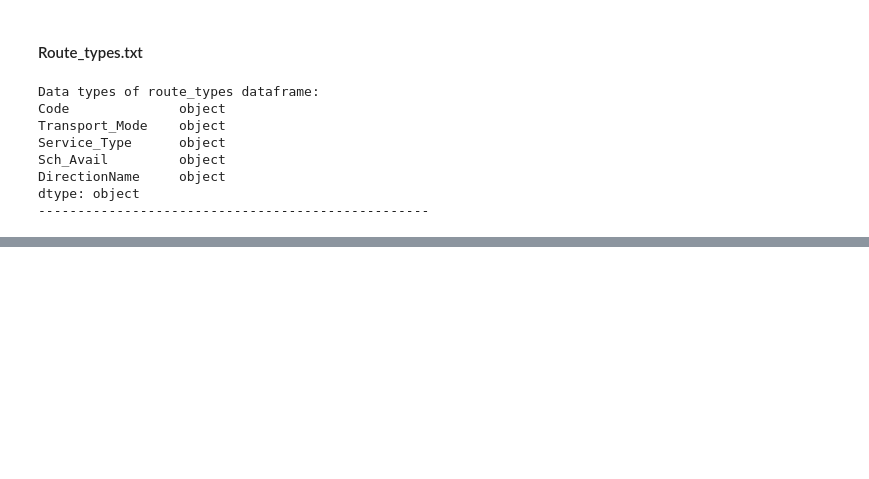
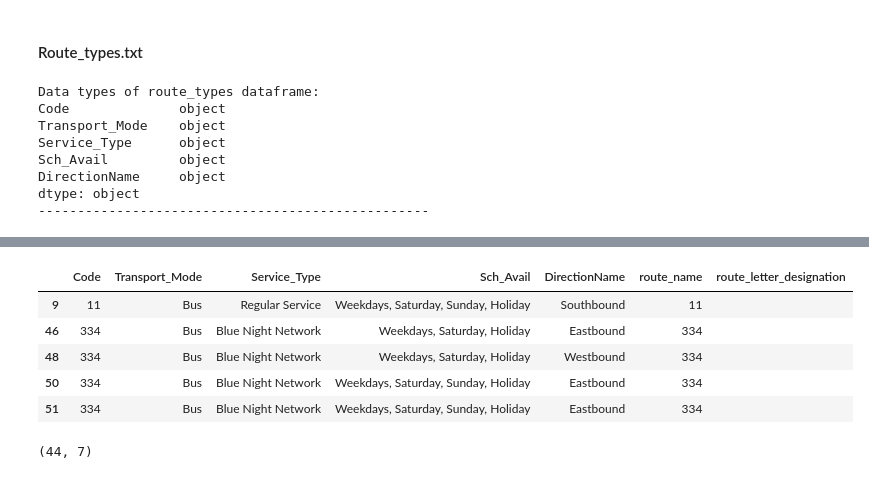
Before and after one commit to devslinky/TAL, a Jupyter notebook: GTFS_static_data_vis.ipynb, the cells around one changed output, grey strips where cells are left out. Drawn from its saved outputs; the diff is of its cells as text; code cells hidden in the pictures; blank space fills up the shorter version.

```diff
--- a/GTFS_static_data_vis.ipynb
+++ b/GTFS_static_data_vis.ipynb
@@ -1756,3 +1756,24 @@ Sch_Avail         object
 DirectionName     object
 dtype: object
 --------------------------------------------------
+# %%
+# its weird that code (same as route_id) is of an object dtype. Lets look at the distribution of unique values.
+
+print("Distribution of unique values in route_types: ")
+print(route_types["Code"].value_counts(dropna=False))
+
+# so it looks like route_types code is a combination of the route number (route_id) and the route letter designation (route_short_name)
+# lets create two columns, one for route_number and one for route_letter so its easier to match records in route_types with records in
+# routes
+
+route_types[['route_name', 'route_letter_designation']] = (
+    route_types['Code']
+    .str.extract(r'^(\d+)([A-Za-z]?)$')
+)
+
+# convert route_name to an int
+route_types["route_name"] = route_types["route_name"].astype(int)
+
+print("Updated Data types of route_types dataframe:")
+print(route_types.dtypes)
+print("-" * 50)
@@ -1758,0 +1860,21 @@ dtype: object
+# %%
+# The manufactured primary key of "Code", "Service_Type", "Sch_Avail", "DirectionName" uniquely identifies 635 records in the route_types
+# dataframe; but the table has 679 records. So 44 records are missing.
+
+# lets check if there are any duplicate records in the route_types dataframe
+duplicates = route_types[route_types.duplicated()]
+display(duplicates.head(5))
+print(duplicates.shape)
+
+# so the 44 missing records are just duplicated/redundant records. Lets remove these redundant records from route_types
+route_types = route_types.drop_duplicates()
+
+# so we know the manufactured primary key should uniquely identify each record in the route_types dataframe
+# %% [output]
+|  | Code | Transport_Mode | Service_Type | Sch_Avail | DirectionName | route_name | route_letter_designation |
+| 9 | 11 | Bus | Regular Service | Weekdays, Saturday, Sunday, Holiday | Southbound | 11 |  |
+| 46 | 334 | Bus | Blue Night Network | Weekdays, Saturday, Holiday | Eastbound | 334 |  |
+| 48 | 334 | Bus | Blue Night Network | Weekdays, Saturday, Holiday | Westbound | 334 |  |
+| 50 | 334 | Bus | Blue Night Network | Weekdays, Saturday, Sunday, Holiday | Eastbound | 334 |  |
+| 51 | 334 | Bus | Blue Night Network | Weekdays, Saturday, Sunday, Holiday | Eastbound | 334 |  |
+(44, 7)
```
Also changed, not shown: parts of 7 cells of this notebook.
